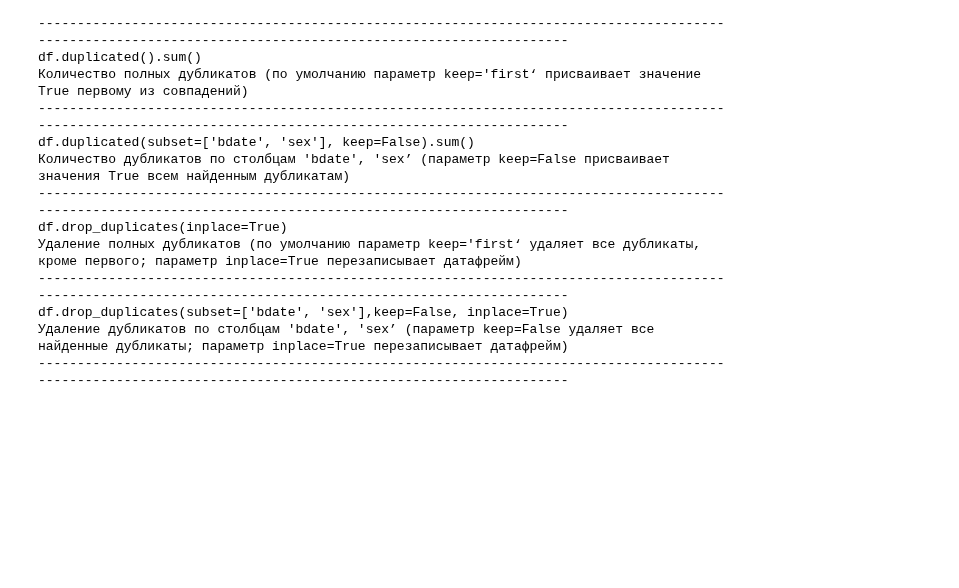
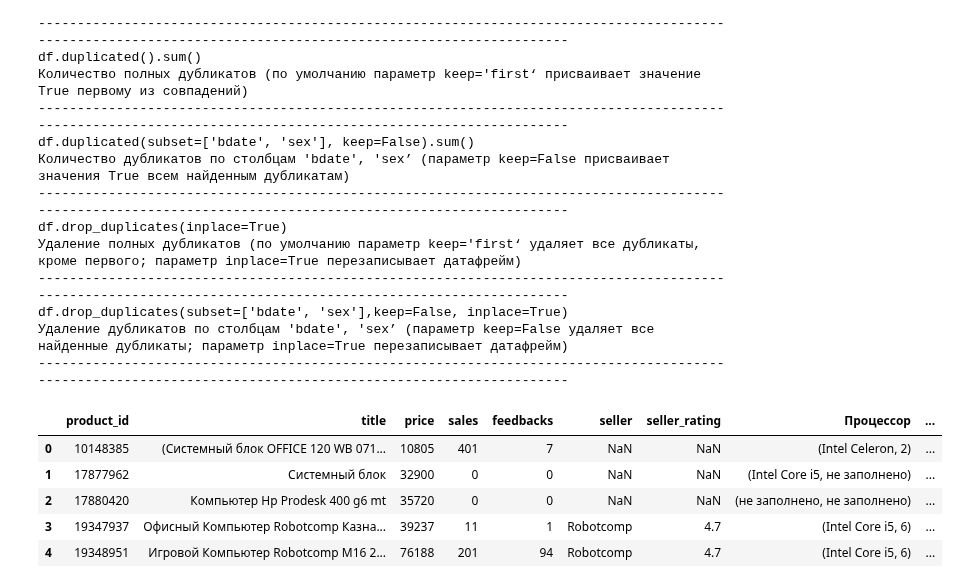
Before and after one commit to EZSib/data_-analytics2023, a Jupyter notebook: practice_clear.ipynb, the cells around one changed output. Drawn from its saved outputs; the diff is of its cells as text; code cells hidden in the pictures; blank space fills up the shorter version.

```diff
--- a/practice_clear.ipynb
+++ b/practice_clear.ipynb
@@ -561,8 +549,7 @@ print(a)
 # %%
 ds_col = clean_data.columns[:-1]
-my_data1 = pd.DataFrame()
 for i in range(len(ds_col)):
   try:
-    my_data1[ds_col[i]] = clean_data[ds_col[i]].apply(lambda to_tuple: eval(list_clearing[i]))
+    clean_data[ds_col[i]] = clean_data[ds_col[i]].apply(lambda to_tuple: eval(list_clearing[i]))
   except Exception as ex:
     print(ex)
@@ -593,0 +585,9 @@ clean_data.head(100)
+# %%
+test_clean_data.head(5)
+# %% [output]
+|  | product_id | title | price | sales | feedbacks | seller | seller_rating | Процессор | ... |
+| 0 | 10148385 | (Системный блок OFFICE 120 WB 071... | 10805 | 401 | 7 | NaN | NaN | (Intel Celeron, 2) | ... |
+| 1 | 17877962 | Системный блок | 32900 | 0 | 0 | NaN | NaN | (Intel Core i5, не заполнено) | ... |
+| 2 | 17880420 | Компьютер Hp Prodesk 400 g6 mt | 35720 | 0 | 0 | NaN | NaN | (не заполнено, не заполнено) | ... |
+| 3 | 19347937 | Офисный Компьютер Robotcomp Казна... | 39237 | 11 | 1 | Robotcomp | 4.7 | (Intel Core i5, 6) | ... |
+| 4 | 19348951 | Игровой Компьютер Robotcomp М16 2... | 76188 | 201 | 94 | Robotcomp | 4.7 | (Intel Core i5, 6) | ... |
```
Also changed, not shown: parts of 18 cells of this notebook.
